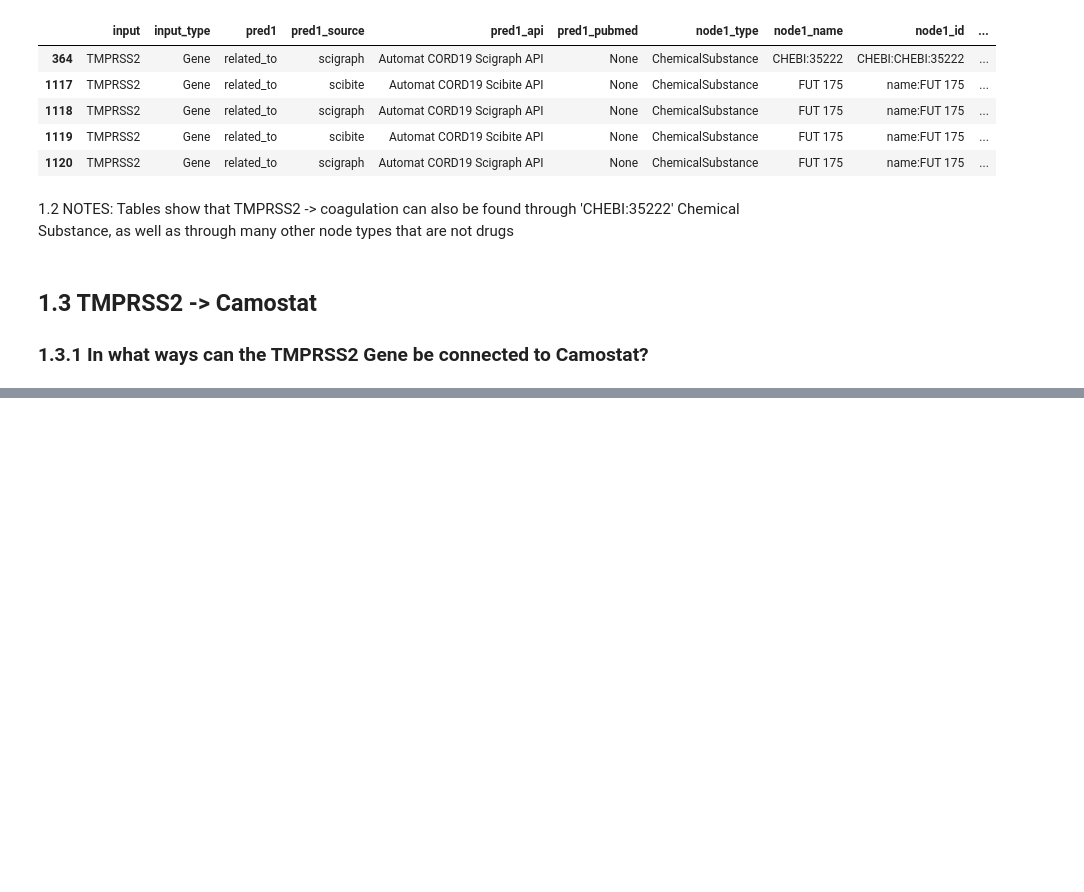
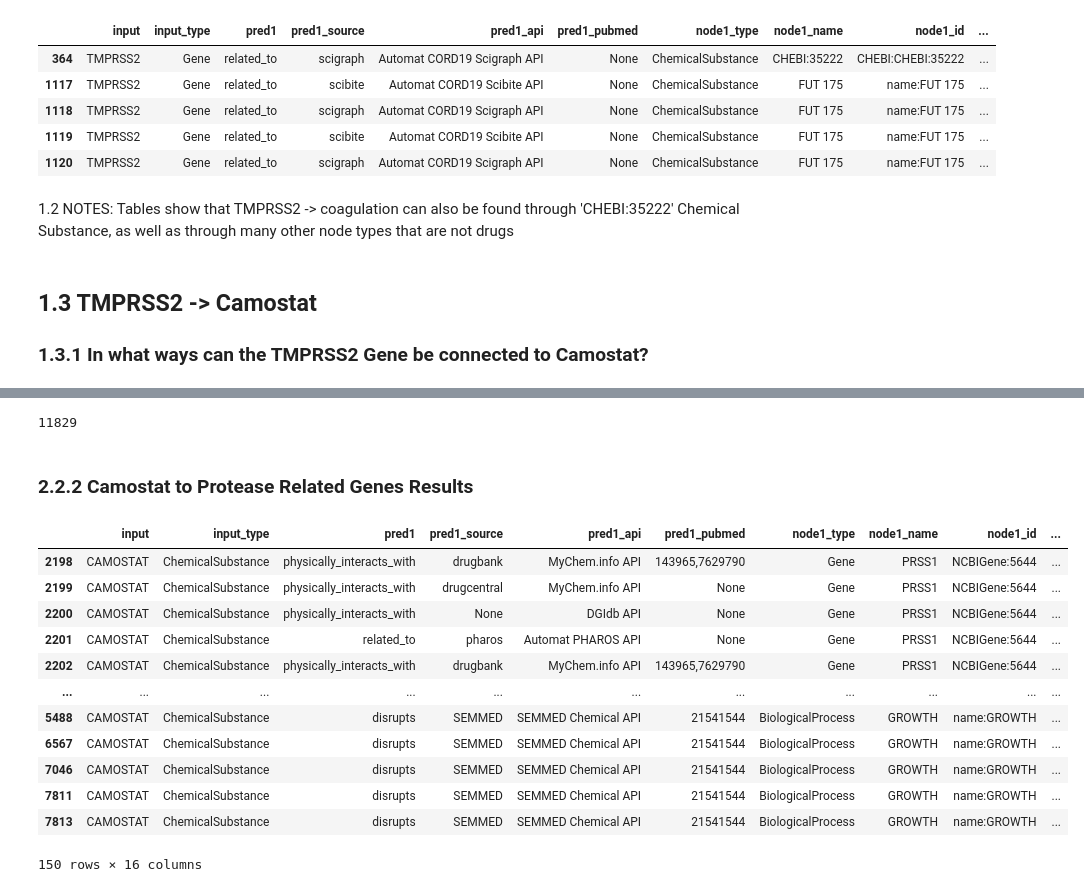
Before and after one commit to polyg314/BTE_notebooks, a Jupyter notebook: Gaudin_Hoatlin_COVID_Queries.ipynb, the cells around one changed output, grey strips where cells are left out. Saved outputs shown, nothing was run; the diff lists cells and outputs as text; code cells hidden in the pictures; blank space fills up the shorter version.

```diff
--- a/Gaudin_Hoatlin_COVID_Queries.ipynb
+++ b/Gaudin_Hoatlin_COVID_Queries.ipynb
@@ -173,0 +278,9 @@ all_tmprss2_predictions[all_tmprss2_predictions["output_name"] == "CAMOSTAT"]
+# %%
+## which fo the camastat_Gene_query_results have protease-related activity?
+gene_list = list(camastat_Gene_query_results["output_name"])
+gene_list = list(dict.fromkeys(gene_list))
+# print(gene_list)
+print(len(gene_list))
+## Would be nice if there was way to search UMLS id types.. ie UMLS:C0052502
+# %% [output]
+11829
@@ -173,0 +303,20 @@ all_tmprss2_predictions[all_tmprss2_predictions["output_name"] == "CAMOSTAT"]
+# %%
+protease_related_genes_identified = ['PRSS2','PRSS3','TMPRSS4','PRSS8','TMPRSS13','PRSS55','TMPRSS12','ST14','TMPRSS9','TMPRSS2','TMPRSS11D','TMPRSS11A','PRSS1','PRSS50','PRSS27','PRSS12','TMPRSS15','PRSS58','PRSS23','PRSS57']
+# %% [markdown]
+### 2.2.2 Camostat to Protease Related Genes Results
+# %%
+camastat_Gene_query_results[camastat_Gene_query_results["output_name"].isin(protease_related_genes_identified)]
+# %% [output]
+|  | input | input_type | pred1 | pred1_source | pred1_api | pred1_pubmed | node1_type | node1_name | node1_id | ... |
+| 2198 | CAMOSTAT | ChemicalSubstance | physically_interacts_with | drugbank | MyChem.info API | 143965,7629790 | Gene | PRSS1 | NCBIGene:5644 | ... |
+| 2199 | CAMOSTAT | ChemicalSubstance | physically_interacts_with | drugcentral | MyChem.info API | None | Gene | PRSS1 | NCBIGene:5644 | ... |
+| 2200 | CAMOSTAT | ChemicalSubstance | physically_interacts_with | None | DGIdb API | None | Gene | PRSS1 | NCBIGene:5644 | ... |
+| 2201 | CAMOSTAT | ChemicalSubstance | related_to | pharos | Automat PHAROS API | None | Gene | PRSS1 | NCBIGene:5644 | ... |
+| 2202 | CAMOSTAT | ChemicalSubstance | physically_interacts_with | drugbank | MyChem.info API | 143965,7629790 | Gene | PRSS1 | NCBIGene:5644 | ... |
+| ... | ... | ... | ... | ... | ... | ... | ... | ... | ... | ... |
+| 5488 | CAMOSTAT | ChemicalSubstance | disrupts | SEMMED | SEMMED Chemical API | 21541544 | BiologicalProcess | GROWTH | name:GROWTH | ... |
+| 6567 | CAMOSTAT | ChemicalSubstance | disrupts | SEMMED | SEMMED Chemical API | 21541544 | BiologicalProcess | GROWTH | name:GROWTH | ... |
+| 7046 | CAMOSTAT | ChemicalSubstance | disrupts | SEMMED | SEMMED Chemical API | 21541544 | BiologicalProcess | GROWTH | name:GROWTH | ... |
+| 7811 | CAMOSTAT | ChemicalSubstance | disrupts | SEMMED | SEMMED Chemical API | 21541544 | BiologicalProcess | GROWTH | name:GROWTH | ... |
+| 7813 | CAMOSTAT | ChemicalSubstance | disrupts | SEMMED | SEMMED Chemical API | 21541544 | BiologicalProcess | GROWTH | name:GROWTH | ... |
+150 rows × 16 columns
```
Also changed, not shown: parts of 16 cells of this notebook.
